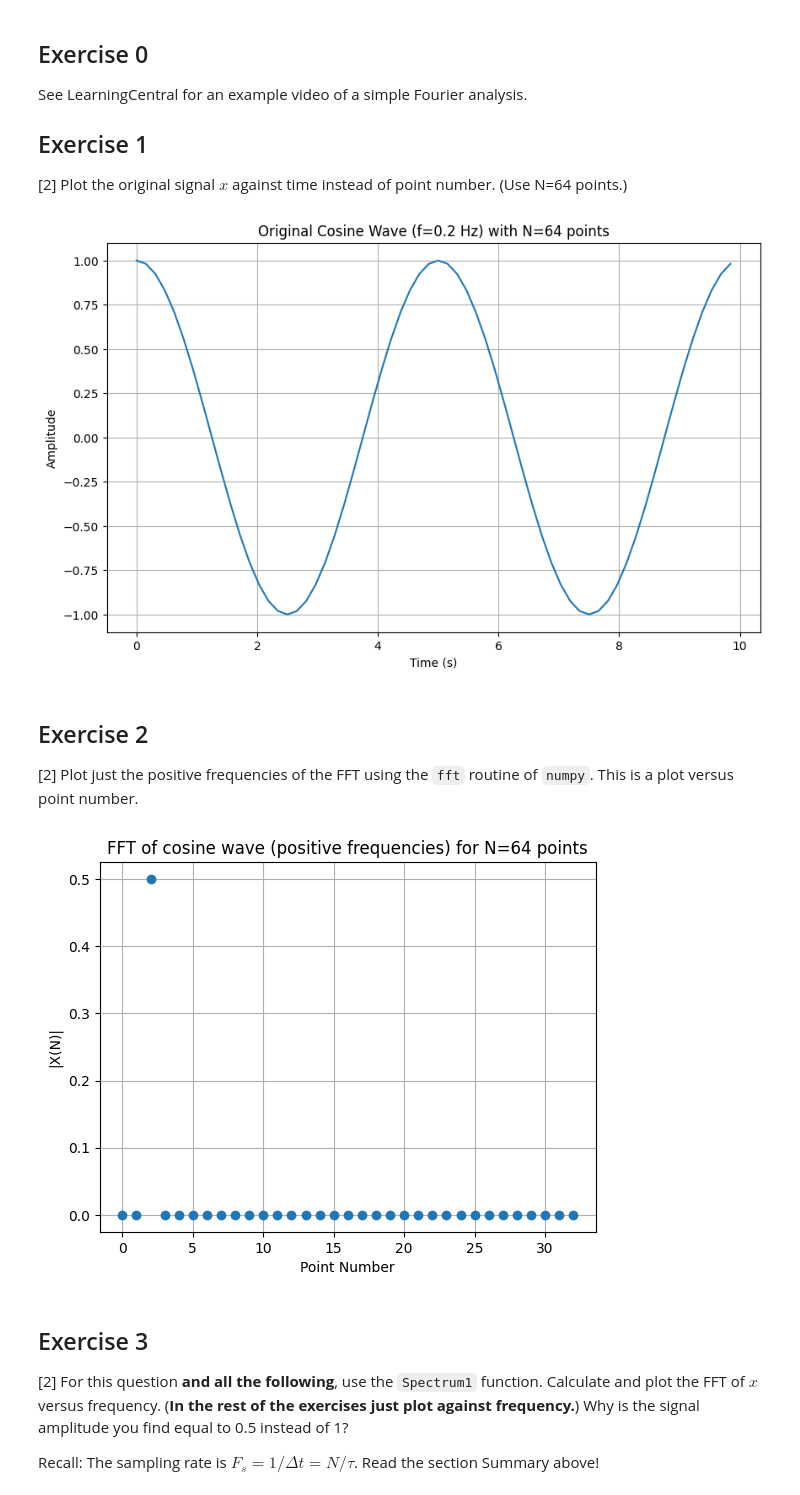
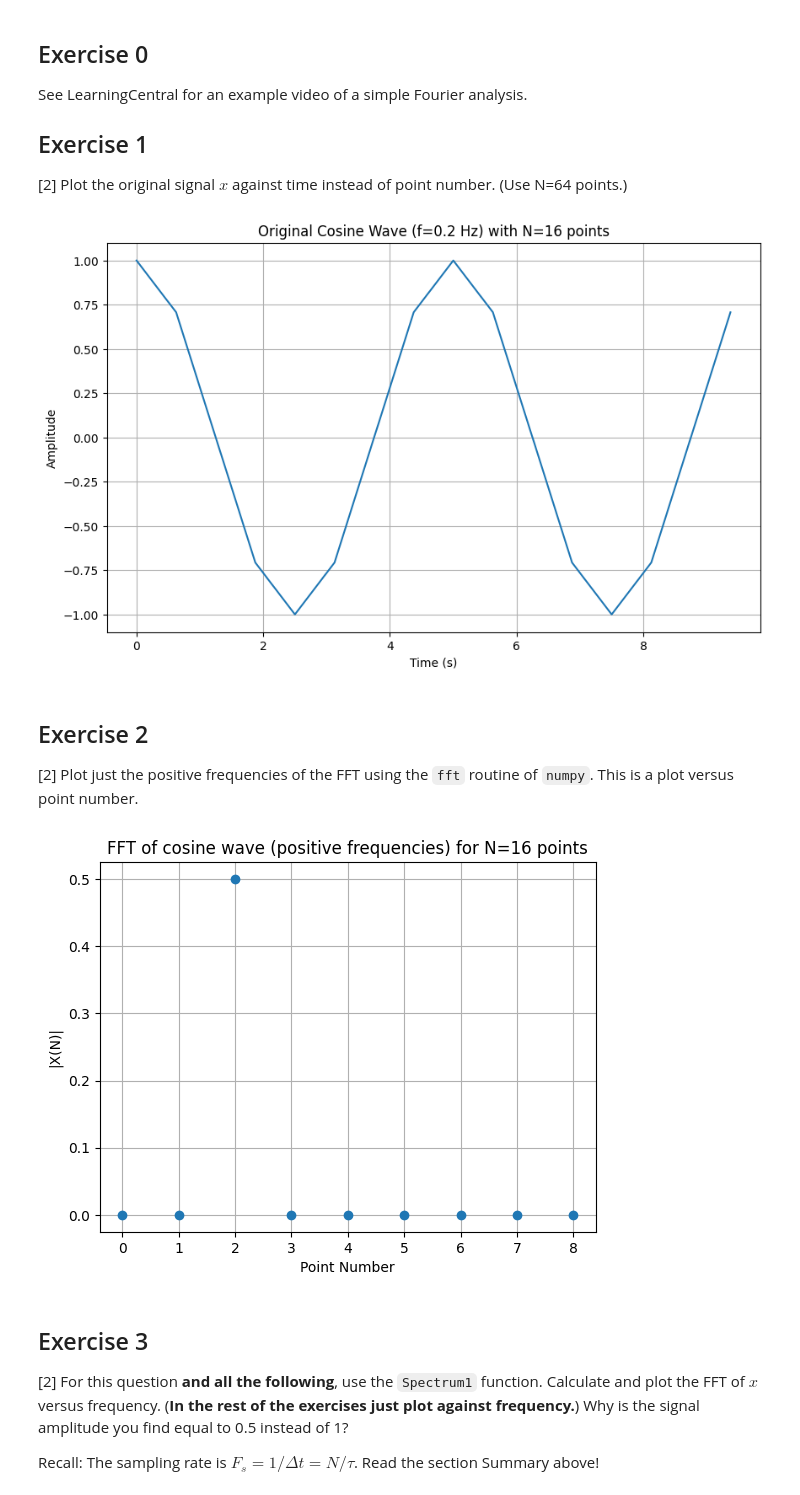
Before and after one commit to PX2145-2025/week-10-b-hughesethan, a Jupyter notebook: FFT.ipynb, the cells around one changed output. Cells and saved outputs as stored; diff of their text form; code cells hidden in the pictures.

```diff
--- a/FFT.ipynb
+++ b/FFT.ipynb
@@ -301,12 +301,6 @@ See LearningCentral for an example video of a simple Fourier analysis.
 ## Exercise 1
 [2] Plot the original signal $x$ against time instead of point number. (Use N=64 points.)
 # %%
-N = 64 # Number of points
-tau = 10.0 # Time length in seconds
-t = np.linspace(0, tau, N, endpoint=False) # Time array
-f = 0.2 # Frequency in Hz
-x = np.cos(2*np.pi*f*t) # Cosine wave signal
-
 # Plot the original signal x against time t
 plt.figure(figsize=(10, 6))
 plt.plot(t, x)
@@ -316,29 +310,21 @@ plt.ylabel('Amplitude')
 plt.grid(True)
 plt.show()
 # %% [output]
-[figure, old version]
+[figure, new version]
 # %% [markdown]
 
 ## Exercise 2
 [2] Plot just the positive frequencies of the FFT using the `fft` routine of `numpy`. This is a plot versus point number.
 # %%
-N = 64 # Use N=64 points as in Exercise 1
-tau = 10.0 # time length
-t = np.linspace(0, tau, N, endpoint=False) # creates N points to cover tau seconds
-f = 0.2 # frequency in Hz
-x = np.cos(2*np.pi*f*t) # create x array, amplitude 1.0
-
-X = fft(x)/N # FFT and normalize
-
 # Plot only the positive frequencies. For N points, the positive frequencies are from 0 to N/2.
 # The last positive frequency component is at index N/2 if N is even.
 plt.plot(np.abs(X[0:N//2 + 1]), 'o')
 plt.title(f'FFT of cosine wave (positive frequencies) for N={N} points')
 plt.xlabel('Point Number')
 plt.ylabel('|X(N)|')
 plt.grid()
 # %% [output]
-[figure, old version]
+[figure, new version]
 # %% [markdown]
 ## Exercise 3
 
```
Also changed, not shown: parts of 13 cells of this notebook.
